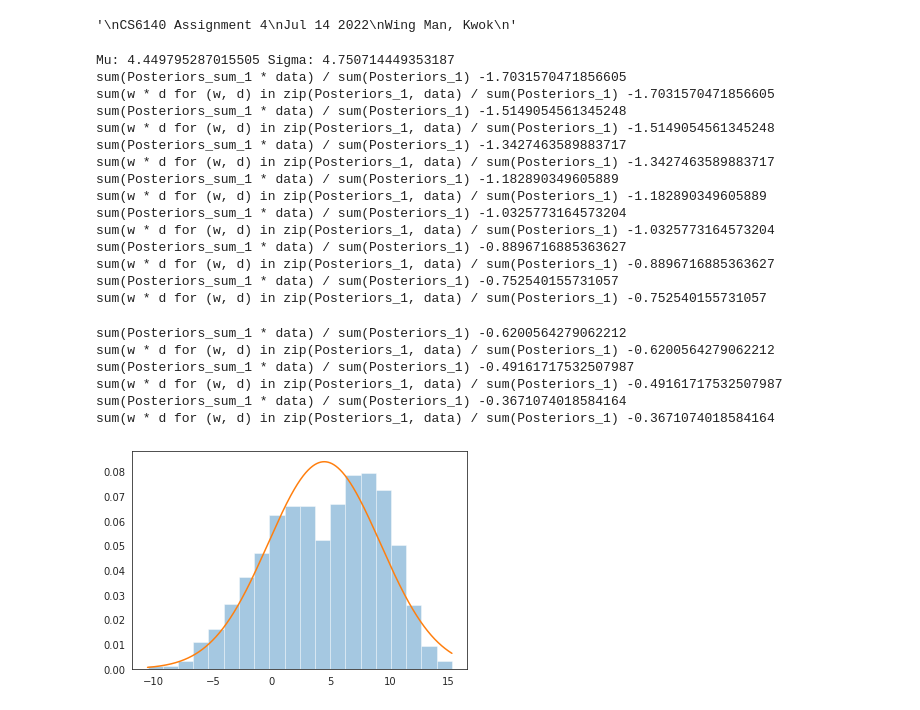
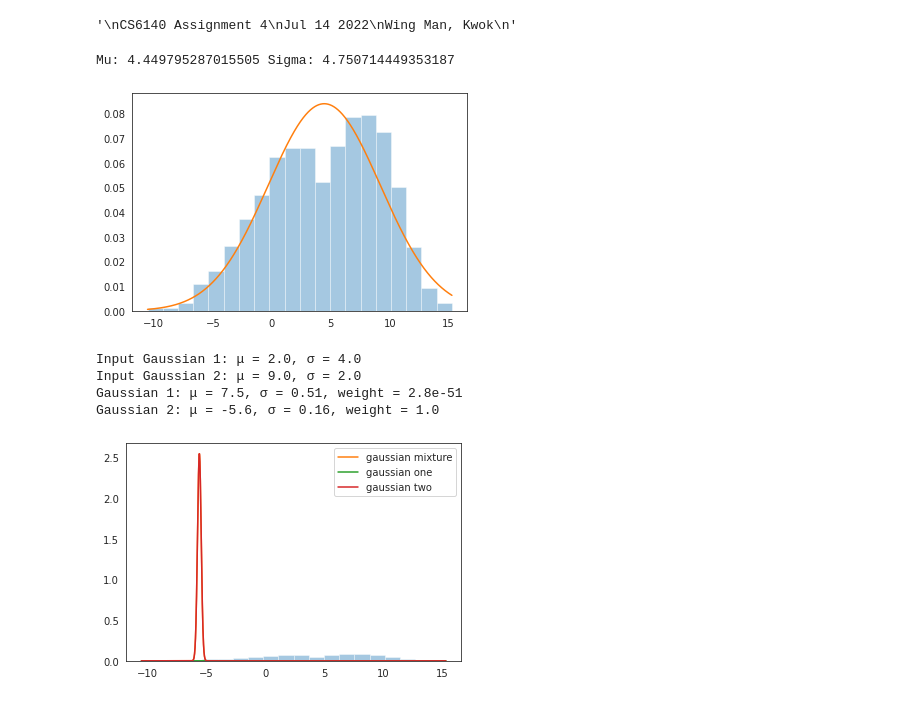
Before and after one commit to cakwok/Machine-Learning, a Jupyter notebook: Assignment4 - EM Algorithm n PCA/Assignment4 Q1 EM Algorithm.ipynb, the cells around one changed output. Drawn from its saved outputs; the diff is of its cells as text; code cells hidden in the pictures.

```diff
--- a/Assignment4 - EM Algorithm n PCA/Assignment4 Q1 EM Algorithm.ipynb
+++ b/Assignment4 - EM Algorithm n PCA/Assignment4 Q1 EM Algorithm.ipynb
@@ -68,9 +68,6 @@ class GaussianMixture_self:
     self.guassian_model_1.mu = sum(Posteriors_1 * data) / sum(Posteriors_1)
     self.guassian_model_2.mu = sum(Posteriors_2 * data) / sum(Posteriors_2)
 
-    print("sum(Posteriors_sum_1 * data) / sum(Posteriors_1)", sum(Posteriors_1 * data) / sum(Posteriors_1))
-    print("sum(w * d for (w, d) in zip(Posteriors_1, data) / sum(Posteriors_1)", sum(w * d for (w, d) in zip(Posteriors_1, data)) / sum(Posteriors_1))
-
     self.guassian_model_1.sigma = sqrt(sum(Posteriors_1 * (( data - self.guassian_model_1.mu) ** 2) / sum(Posteriors_1)))
     self.guassian_model_2.sigma = sqrt(sum(Posteriors_2 * (( data - self.guassian_model_2.mu) ** 2) / sum(Posteriors_2)))
 
@@ -85,65 +82,73 @@ class GaussianMixture_self:
     self.Estep()
 
   def pdf(self, x):
-    pass
+    return (self.mix)*self.guassian_model_1.pdf(x) + (1-self.mix)*self.guassian_model_2.pdf(x)
 
   def __str__(self):
-    return 'Mixture: {0}, {1}, mix={2:.03})'.format(self.guassian_model_1, self.guassian_model_2, self.mix)
+    pass
 # %%
 random_seed=36788765
 np.random.seed(random_seed)
 
 Mean1 = 2.0  # Input parameter, mean of first normal probability distribution
-Standard_dev1 = 4.0 #@param {type:"number"}
+Standard_dev1 = 4.0
 Mean2 = 9.0 # Input parameter, mean of second normal  probability distribution
-Standard_dev2 = 2.0 #@param {type:"number"}
+Standard_dev2 = 2.0
 
 # generate data
 y1 = np.random.normal(Mean1, Standard_dev1, 1000)
 y2 = np.random.normal(Mean2, Standard_dev2, 500)
 data=np.append(y1,y2)
 
 x = np.linspace(min(data), max(data), 2000)
 
 #Fit datapoint into Gaussian
 fit_gaussian = Gaussian(np.mean(data), np.std(data))
 print("Mu:", fit_gaussian.mu, "Sigma:", fit_gaussian.sigma)
 single_gaussian = stats.norm(fit_gaussian.mu, fit_gaussian.sigma).pdf(x)
 
 #Plot probability distribution
 sns.set_style("white")
 sns.distplot(data, bins=20, kde=False, norm_hist=True)
 plt.plot(x, single_gaussian, label='single gaussian')
+plt.show()
 
-n_iterations = 10
-mix = GaussianMixture_self(data, mu_min=min(data), mu_max = max(data))
+#driving code
+n_iterations = 300
+best_mix = None
+best_loglikelihood = float('-inf')
 
-for _ in range (n_iterations):
-  try:
-    mix.iterate(verbose = True)
-  except (ZeroDivisionError, ValueError, RuntimeWarning):
-    print("one less")
-    pass
+for _ in range(4):
+
+  mix = GaussianMixture_self(data, mu_min=min(data), mu_max = max(data))
+
+  for _ in range (n_iterations):
+    try:
+      mix.iterate()
+      if mix.loglikelihood > best_loglikelihood:
+              best_loglikelihood = mix.loglikelihood
+              best_mix = mix
+    except (ZeroDivisionError, ValueError, RuntimeWarning):
+      pass
+
+print('Input Gaussian {:}: μ = {:.2}, σ = {:.2}'.format("1", Mean1, Standard_dev1))
+print('Input Gaussian {:}: μ = {:.2}, σ = {:.2}'.format("2", Mean2, Standard_dev2))
+print('Gaussian {:}: μ = {:.2}, σ = {:.2}, weight = {:.2}'.format("1", best_mix.guassian_model_1.mu, best_mix.guassian_model_1.sigma, best_mix.mix))
+print('Gaussian {:}: μ = {:.2}, σ = {:.2}, weight = {:.2}'.format("2", best_mix.guassian_model_2.mu, best_mix.guassian_model_2.sigma, (1-best_mix.mix)))
+
+sns.distplot(data, bins=20, kde=False, norm_hist=True);
+gaussian_both = [best_mix.pdf(datapoints) for datapoints in x]
+plt.plot(x, gaussian_both, label='gaussian mixture');
+gaussian_left = [best_mix.guassian_model_1.pdf(datapoints) * best_mix.mix for datapoints in x]
+plt.plot(x, gaussian_left, label='gaussian one');
+gaussian_right = [best_mix.guassian_model_2.pdf(datapoints) * (1-best_mix.mix) for datapoints in x]
+plt.plot(x, gaussian_right, label='gaussian two');
+plt.legend();
 # %% [output]
 Mu: 4.449795287015505 Sigma: 4.750714449353187
-sum(Posteriors_sum_1 * data) / sum(Posteriors_1) -1.7031570471856605
-sum(w * d for (w, d) in zip(Posteriors_1, data) / sum(Posteriors_1) -1.7031570471856605
-sum(Posteriors_sum_1 * data) / sum(Posteriors_1) -1.5149054561345248
-sum(w * d for (w, d) in zip(Posteriors_1, data) / sum(Posteriors_1) -1.5149054561345248
-sum(Posteriors_sum_1 * data) / sum(Posteriors_1) -1.3427463589883717
-sum(w * d for (w, d) in zip(Posteriors_1, data) / sum(Posteriors_1) -1.3427463589883717
-sum(Posteriors_sum_1 * data) / sum(Posteriors_1) -1.182890349605889
-sum(w * d for (w, d) in zip(Posteriors_1, data) / sum(Posteriors_1) -1.182890349605889
-sum(Posteriors_sum_1 * data) / sum(Posteriors_1) -1.0325773164573204
-sum(w * d for (w, d) in zip(Posteriors_1, data) / sum(Posteriors_1) -1.0325773164573204
-sum(Posteriors_sum_1 * data) / sum(Posteriors_1) -0.8896716885363627
-sum(w * d for (w, d) in zip(Posteriors_1, data) / sum(Posteriors_1) -0.8896716885363627
-sum(Posteriors_sum_1 * data) / sum(Posteriors_1) -0.752540155731057
-sum(w * d for (w, d) in zip(Posteriors_1, data) / sum(Posteriors_1) -0.752540155731057
+[figure]
-sum(Posteriors_sum_1 * data) / sum(Posteriors_1) -0.6200564279062212
-sum(w * d for (w, d) in zip(Posteriors_1, data) / sum(Posteriors_1) -0.6200564279062212
-sum(Posteriors_sum_1 * data) / sum(Posteriors_1) -0.49161717532507987
-sum(w * d for (w, d) in zip(Posteriors_1, data) / sum(Posteriors_1) -0.49161717532507987
-sum(Posteriors_sum_1 * data) / sum(Posteriors_1) -0.3671074018584164
-sum(w * d for (w, d) in zip(Posteriors_1, data) / sum(Posteriors_1) -0.3671074018584164
+Input Gaussian 1: μ = 2.0, σ = 4.0
+Input Gaussian 2: μ = 9.0, σ = 2.0
+Gaussian 1: μ = 7.5, σ = 0.51, weight = 2.8e-51
+Gaussian 2: μ = -5.6, σ = 0.16, weight = 1.0
-[figure]
+[figure, added]
```
